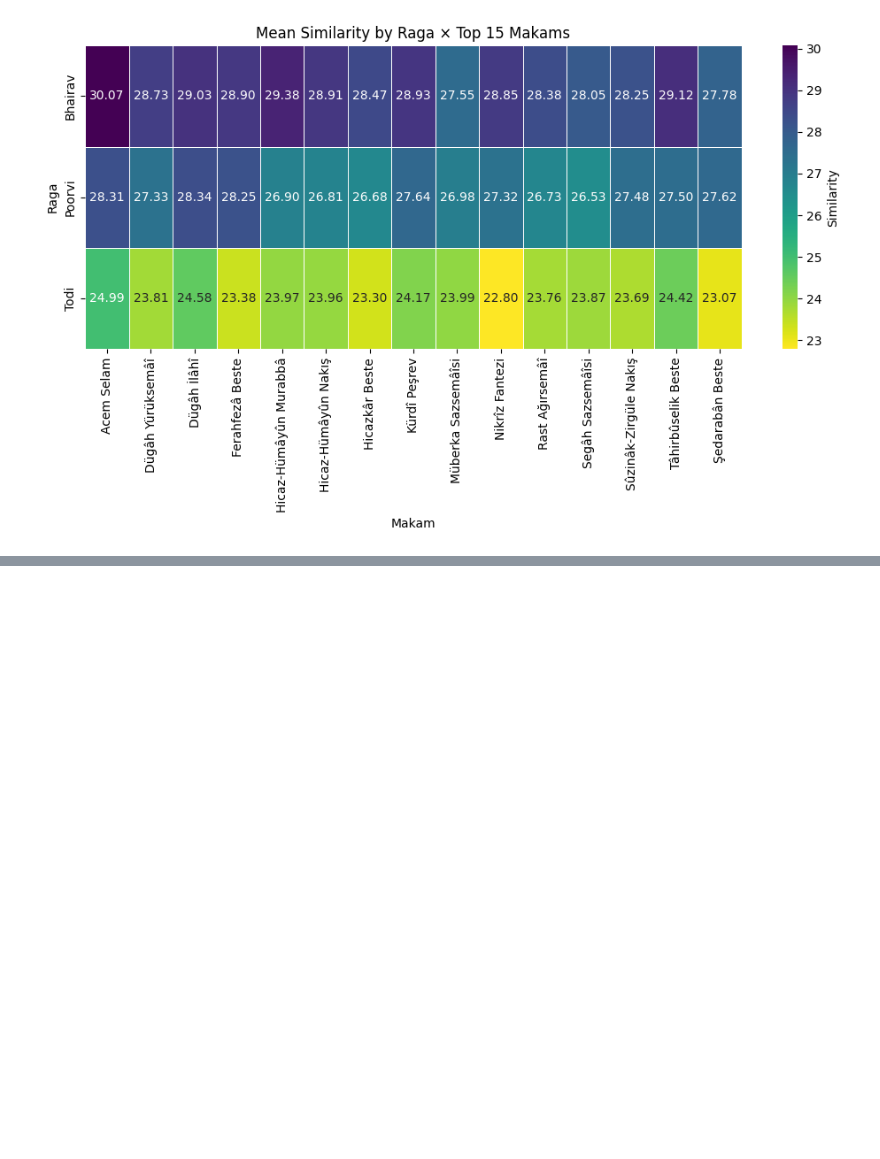
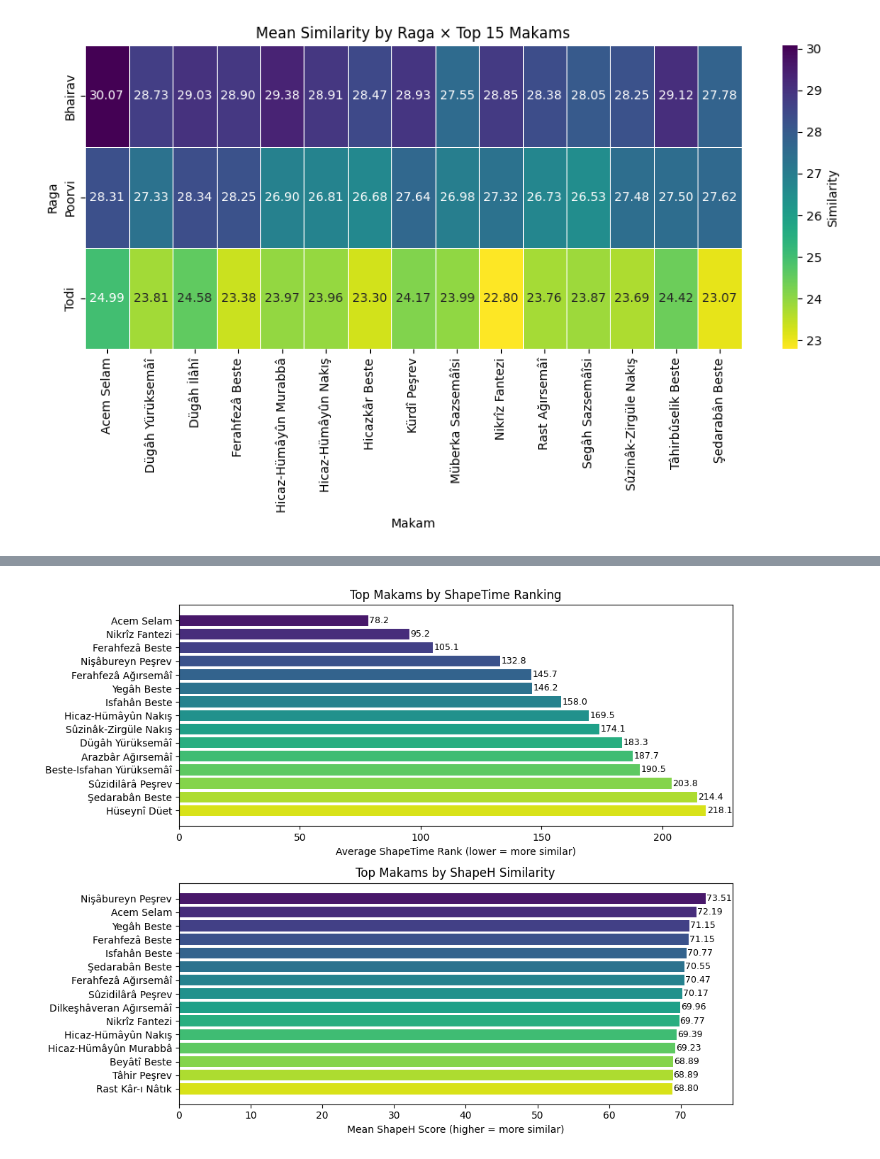
Before and after one commit to Sangarshanan/makam-and-ragas, a Jupyter notebook: phrase-similarity.ipynb, the cells around one changed output, grey strips where cells are left out. Saved outputs shown, nothing was run; the diff lists cells and outputs as text; code cells hidden in the pictures; blank space fills up the shorter version.

```diff
--- a/phrase-similarity.ipynb
+++ b/phrase-similarity.ipynb
@@ -533,0 +667,43 @@ plt.show()
+# %%
+def plot_top_makams_bar(df: pd.DataFrame, top_n: int = 15):
+    """Bar chart of top N makams most similar to Bhairav."""
+    fig, axes = plt.subplots(2, 1, figsize=(10, 8))
+
+    # By average rank (lower is better)
+    df_sorted = df.nsmallest(top_n, 'avg_rank')
+
+    ax = axes[0]
+    colors = sns.color_palette("viridis", n_colors=top_n)
+    bars = ax.barh(range(top_n), df_sorted['avg_rank'], color=colors)
+    ax.set_yticks(range(top_n))
+    ax.set_yticklabels(df_sorted['makam'])
+    ax.invert_yaxis()
+    ax.set_xlabel('Average ShapeTime Rank (lower = more similar)')
+    ax.set_title('Top Makams by ShapeTime Ranking')
+
+    # Add rank values on bars
+    for i, (idx, row) in enumerate(df_sorted.iterrows()):
+        ax.text(row['avg_rank'] + 0.5, i, f"{row['avg_rank']:.1f}",
+                va='center', fontsize=9)
+
+    # By ShapeH mean score (higher is better)
+    df_sorted = df.nlargest(top_n, 'shapeh_mean')
+
+    ax = axes[1]
+    bars = ax.barh(range(top_n), df_sorted['shapeh_mean'], color=colors)
+    ax.set_yticks(range(top_n))
+    ax.set_yticklabels(df_sorted['makam'])
+    ax.invert_yaxis()
+    ax.set_xlabel('Mean ShapeH Score (higher = more similar)')
+    ax.set_title('Top Makams by ShapeH Similarity')
+
+    for i, (idx, row) in enumerate(df_sorted.iterrows()):
+        ax.text(row['shapeh_mean'] + 0.1, i, f"{row['shapeh_mean']:.2f}",
+                va='center', fontsize=9)
+
+    plt.tight_layout()
+
+
+plot_top_makams_bar(data['by_makam_only'])
+# %% [output]
+[figure, added]
```
Also changed, not shown: parts of 5 cells of this notebook, 10 other files.
